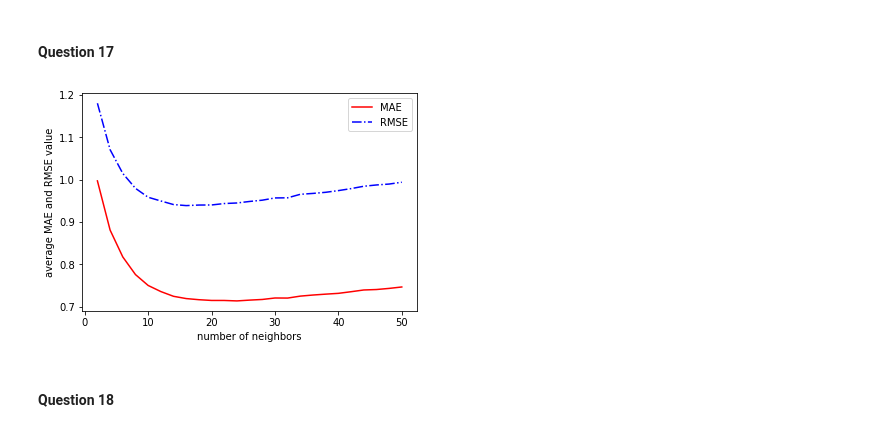
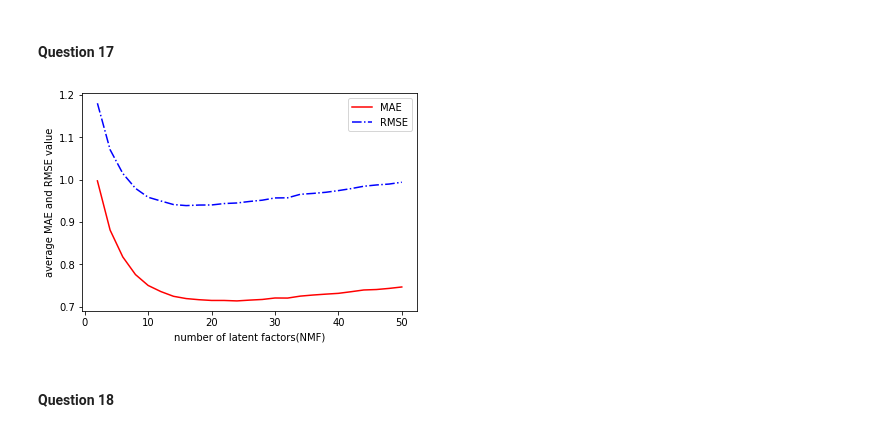
Before and after one commit to popo0293/EE219Project3, a Jupyter notebook: Project3.ipynb, the cells around one changed output. Cells and saved outputs as stored; diff of their text form; code cells hidden in the pictures.

```diff
--- a/Project3.ipynb
+++ b/Project3.ipynb
@@ -265,16 +265,3 @@ def trim_highvar(testset):
             trimmed.pop(-1)
 
     return trimmed
-# %%
-#test block
-ratings_dict = {'userID': [9, 32, 2, 45, 4, 1, 5, 31, 21],
-                'itemID': [1, 1, 1, 1, 1, 1, 1, 2, 2],
-                'rating': [3.5, 2.5, 4.0, 1, 1, 1, 1, 3.5, 1.0]}
-df1 = pd.DataFrame(ratings_dict)
-reader1 = Reader(rating_scale=(1, 5))
-# The columns must correspond to user id, item id and ratings (in that order).
-data1 = Dataset.load_from_df(df1[['userID', 'itemID', 'rating']], reader1)
-
-kf1 = KFold(n_splits=2)
-for trainset, testset in kf1.split(data1):
-    print(trim_popular(testset))
@@ -400,12 +384,12 @@ else:
 # %%
 l1, = plt.plot(k_nnmf, mae_nnmf, 'r-', label='MAE')
 l2, = plt.plot(k_nnmf, rmse_nnmf, 'b-.', label='RMSE')
-plt.xlabel('number of neighbors')
+plt.xlabel('number of latent factors(NMF)')
 plt.ylabel('average MAE and RMSE value')
 plt.legend(handles=[l1, l2])
 plt.show()
 # %% [output]
-[figure, old version]
+[figure, new version]
 # %% [markdown]
 #### Question 18
 # %%
```
Also changed, not shown: parts of 23 cells of this notebook, 6 other files.
